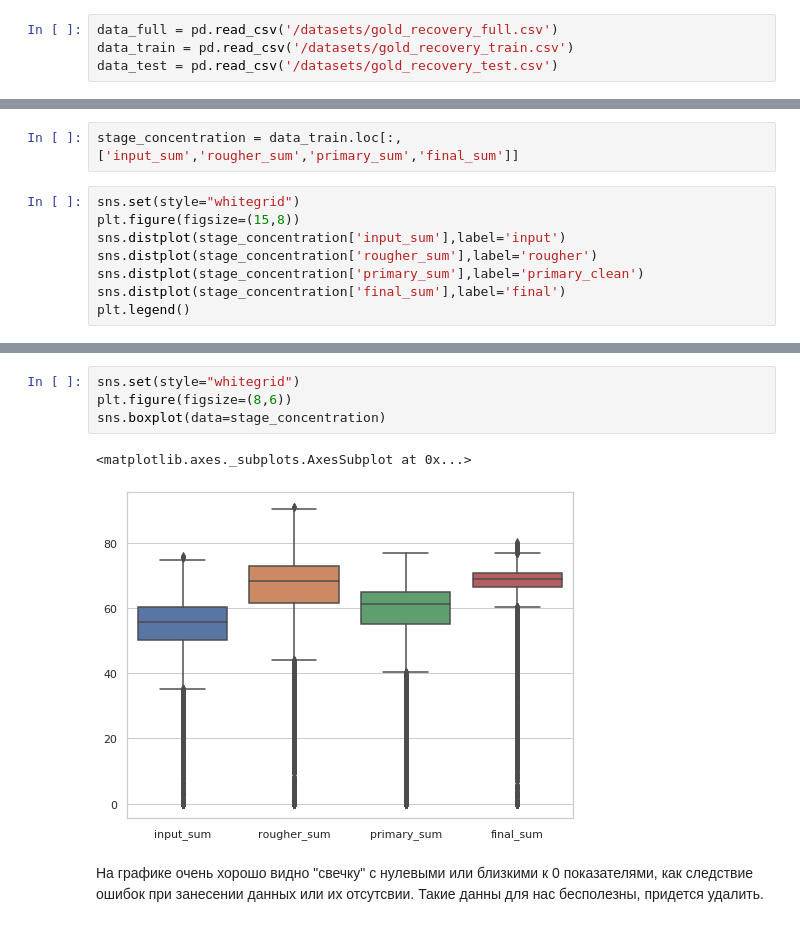
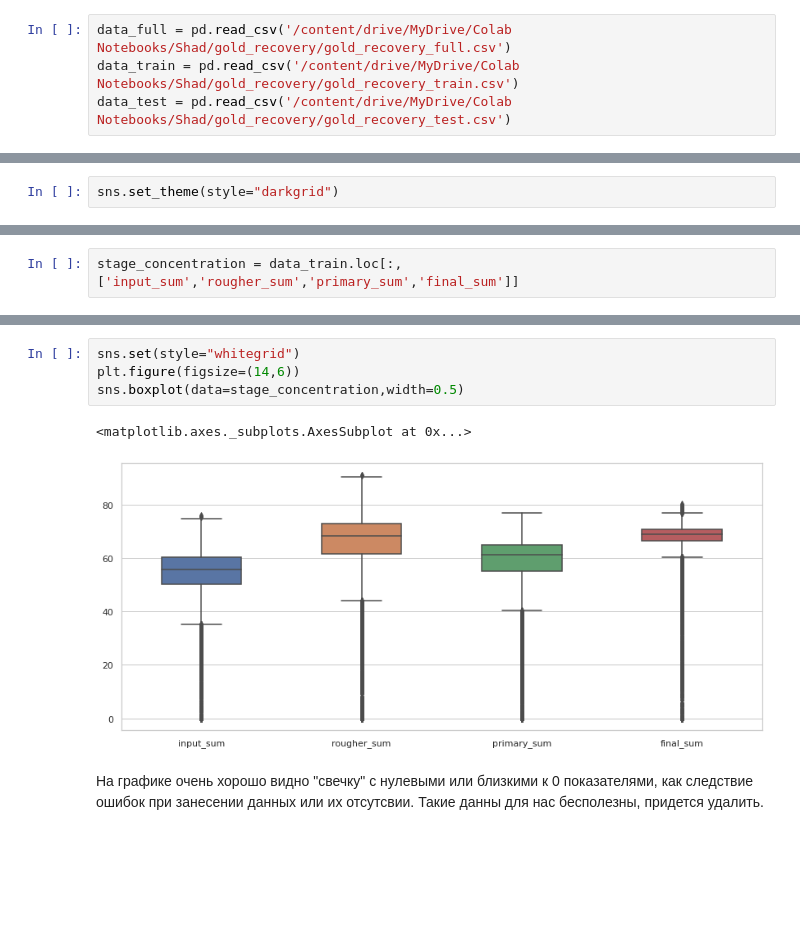
Before and after one commit to geldarr/praktikum, a Jupyter notebook: 09_technical process_4_gold_recovery/09_technical process_4_gold_recovery.ipynb, the cells around one changed output, grey strips where cells are left out. Cells and saved outputs as stored; diff of their text form; blank space fills up the shorter version.

```diff
--- a/09_technical process_4_gold_recovery/09_technical process_4_gold_recovery.ipynb
+++ b/09_technical process_4_gold_recovery/09_technical process_4_gold_recovery.ipynb
@@ -98,4 +48,4 @@ from sklearn.tree import DecisionTreeRegressor
 # %%
-data_full = pd.read_csv('/datasets/gold_recovery_full.csv')
-data_train = pd.read_csv('/datasets/gold_recovery_train.csv')
-data_test = pd.read_csv('/datasets/gold_recovery_test.csv')
+data_full = pd.read_csv('/content/drive/MyDrive/Colab Notebooks/Shad/gold_recovery/gold_recovery_full.csv')
+data_train = pd.read_csv('/content/drive/MyDrive/Colab Notebooks/Shad/gold_recovery/gold_recovery_train.csv')
+data_test = pd.read_csv('/content/drive/MyDrive/Colab Notebooks/Shad/gold_recovery/gold_recovery_test.csv')
@@ -461,0 +330,2 @@ ax3.legend(prop={'size': 10})
+# %%
+sns.set_theme(style="darkgrid")
@@ -534,11 +425,3 @@ data_train['input_sum'] = data_train['rougher.input.feed_pb'] +\
                     data_train['rougher.input.feed_sol']
 # %%
 stage_concentration = data_train.loc[:,['input_sum','rougher_sum','primary_sum','final_sum']]
-# %%
-sns.set(style="whitegrid")
-plt.figure(figsize=(15,8))
-sns.distplot(stage_concentration['input_sum'],label='input')
-sns.distplot(stage_concentration['rougher_sum'],label='rougher')
-sns.distplot(stage_concentration['primary_sum'],label='primary_clean')
-sns.distplot(stage_concentration['final_sum'],label='final')
-plt.legend()
@@ -548,10 +433,10 @@ plt.legend()
 # %%
 sns.set(style="whitegrid")
-plt.figure(figsize=(8,6))
-sns.boxplot(data=stage_concentration)
+plt.figure(figsize=(14,6))
+sns.boxplot(data=stage_concentration,width=0.5)
 # %% [output]
 <matplotlib.axes._subplots.AxesSubplot at 0x...>
-[figure, old version]
+[figure, new version]
 # %% [markdown]
 На графике очень хорошо видно "свечку" с нулевыми или близкими к 0 показателями, как следствие ошибок при занесении данных или их отсутсвии. Такие данны для нас бесполезны, придется удалить.
 # %% [markdown]
```
Also changed, not shown: parts of 53 cells of this notebook.
